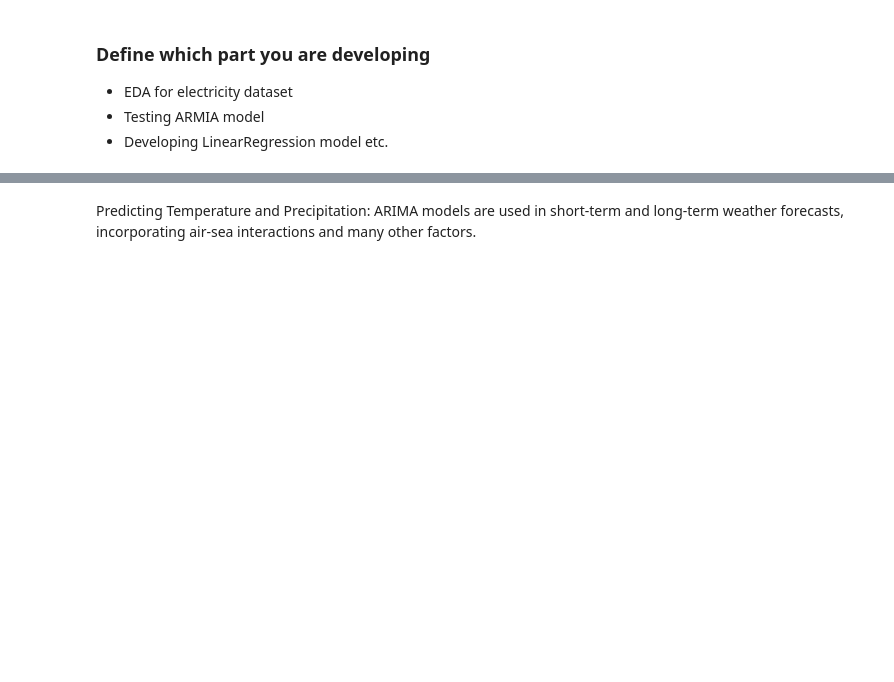
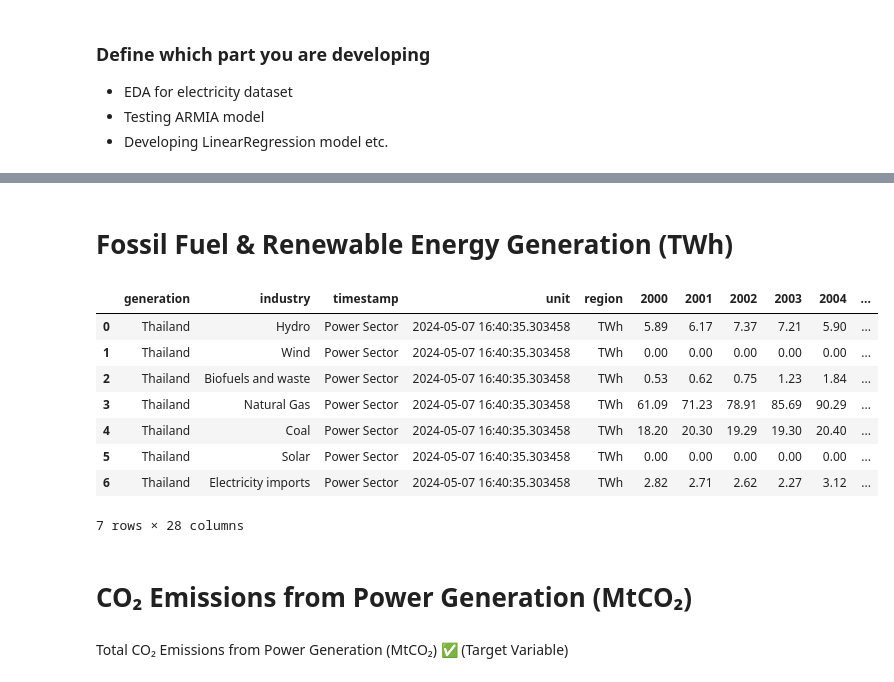
Before and after one commit to KaungHtetCho-22/Decarbonize-TH, a Jupyter notebook: experiments/kaung.ipynb, the cells around one changed output, grey strips where cells are left out. Drawn from its saved outputs; the diff is of its cells as text; code cells hidden in the pictures; blank space fills up the shorter version.

```diff
--- a/experiments/kaung.ipynb
+++ b/experiments/kaung.ipynb
@@ -155,2 +7,2 @@ RMSE: 118.5339
-# %% [markdown]
-Predicting Temperature and Precipitation: ARIMA models are used in short-term and long-term weather forecasts, incorporating air-sea interactions and many other factors.
+# %% [markdown]
+# Fossil Fuel & Renewable Energy Generation (TWh)
@@ -156,0 +20,18 @@ Predicting Temperature and Precipitation: ARIMA models are used in short-term an
+# %%
+ff_df = pd.read_csv('../data/raw/Generation by fuel-Thailand.csv')
+# %%
+ff_df
+# %% [output]
+|  | generation | industry | timestamp | unit | region | 2000 | 2001 | 2002 | 2003 | 2004 | ... |
+| 0 | Thailand | Hydro | Power Sector | 2024-05-07 16:40:35.303458 | TWh | 5.89 | 6.17 | 7.37 | 7.21 | 5.90 | ... |
+| 1 | Thailand | Wind | Power Sector | 2024-05-07 16:40:35.303458 | TWh | 0.00 | 0.00 | 0.00 | 0.00 | 0.00 | ... |
+| 2 | Thailand | Biofuels and waste | Power Sector | 2024-05-07 16:40:35.303458 | TWh | 0.53 | 0.62 | 0.75 | 1.23 | 1.84 | ... |
+| 3 | Thailand | Natural Gas | Power Sector | 2024-05-07 16:40:35.303458 | TWh | 61.09 | 71.23 | 78.91 | 85.69 | 90.29 | ... |
+| 4 | Thailand | Coal | Power Sector | 2024-05-07 16:40:35.303458 | TWh | 18.20 | 20.30 | 19.29 | 19.30 | 20.40 | ... |
+| 5 | Thailand | Solar | Power Sector | 2024-05-07 16:40:35.303458 | TWh | 0.00 | 0.00 | 0.00 | 0.00 | 0.00 | ... |
+| 6 | Thailand | Electricity imports | Power Sector | 2024-05-07 16:40:35.303458 | TWh | 2.82 | 2.71 | 2.62 | 2.27 | 3.12 | ... |
+7 rows × 28 columns
+# %% [markdown]
+#  CO₂ Emissions from Power Generation (MtCO₂)
+# %% [markdown]
+Total CO₂ Emissions from Power Generation (MtCO₂) ✅ (Target Variable)
```
Also changed, not shown: parts of 41 cells of this notebook, 9 other files.
